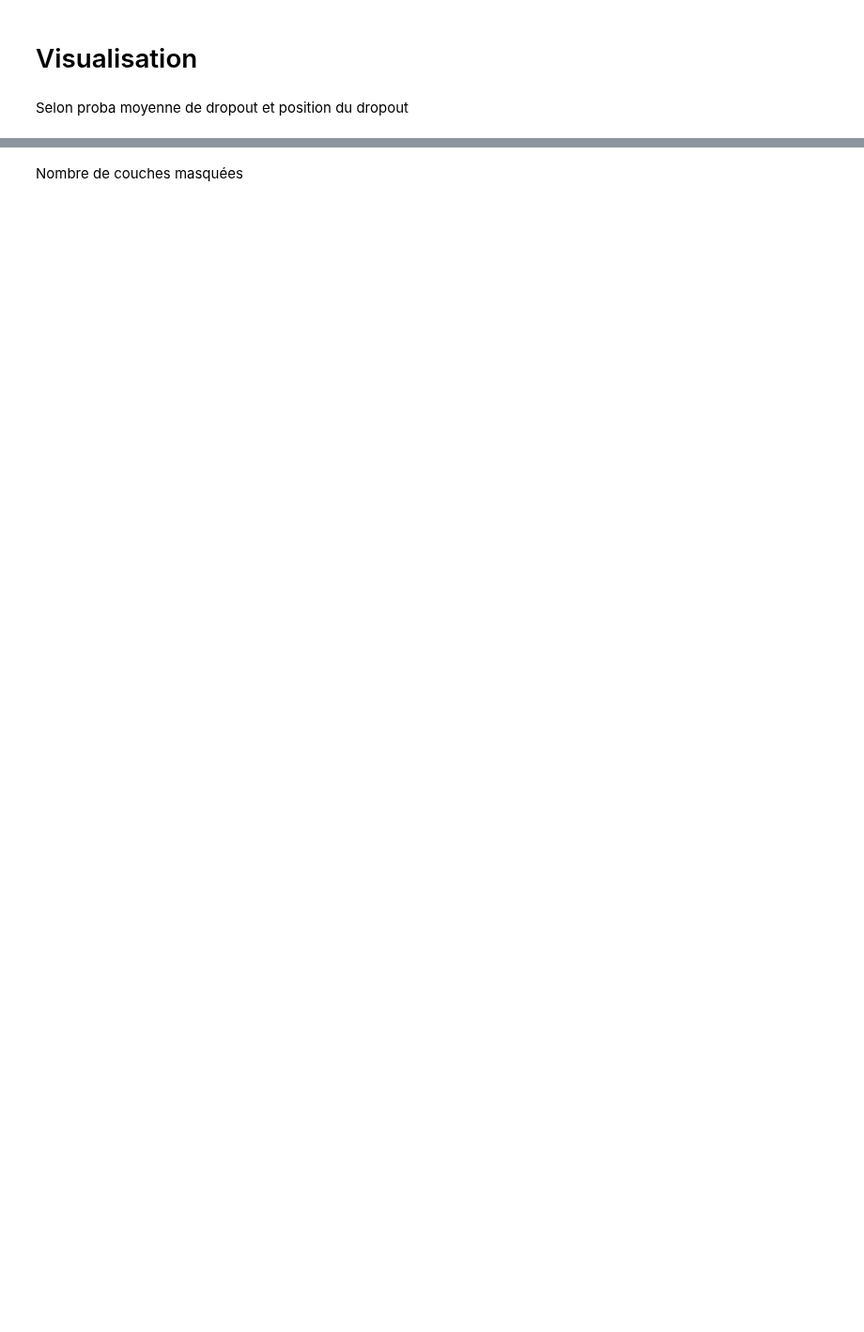
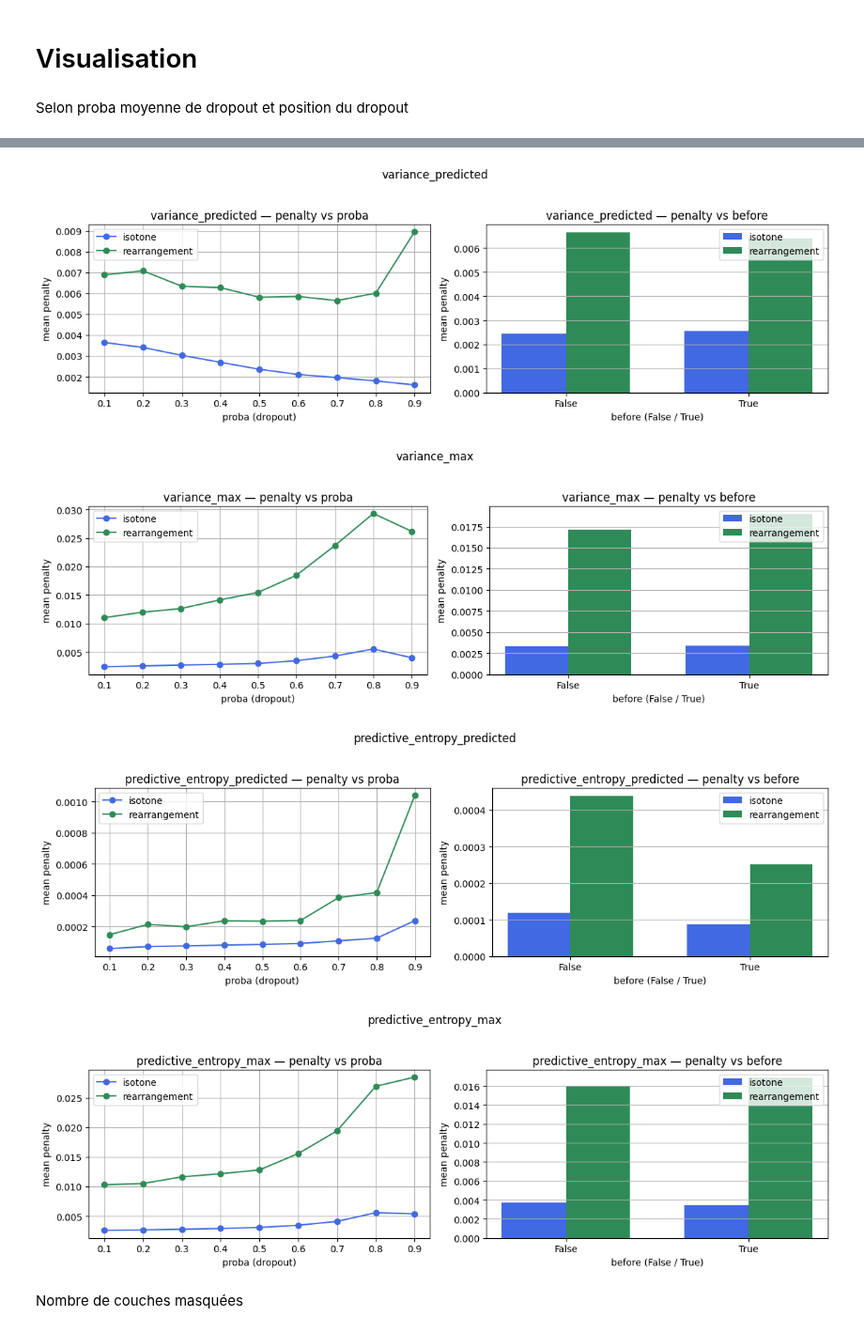
Before and after one commit to EmilienJemelen/selective-classification, a Jupyter notebook: Monte Carlo Dropout/Grid Search MC dropout.ipynb, the cells around one changed output, grey strips where cells are left out. Shown at 94% size. Saved outputs shown, nothing was run; the diff lists cells and outputs as text; code cells hidden in the pictures; blank space fills up the shorter version.

Commit message:
résultats grid search

```diff
--- a/Monte Carlo Dropout/Grid Search MC dropout.ipynb
+++ b/Monte Carlo Dropout/Grid Search MC dropout.ipynb
@@ -436,2 +502,56 @@ for m in metrics:
+# %%
+# construit un DataFrame "plat" avec colonnes pour chaque metric/penalty
+flat = df[["config_id","proba","before"]].copy()
+for m in metrics:
+    for p in penalties:
+        colname = f"{m}__{p}"
+        flat[colname] = df[colname]
+
+# supprime lignes sans proba
+flat = flat.dropna(subset=["proba"]).reset_index(drop=True)
+
+# groupby par proba (moyenne)
+group_proba = flat.groupby("proba").mean().sort_index()
+
+# groupby par before (moyenne)
+group_before = flat.groupby("before").mean()
+
+# Plot : pour chaque métrique, deux sous-graphes (gauche : penalty vs proba; droite : penalty vs before)
+for m in metrics:
+    iso_col = f"{m}__penalty_isotone"
+    rearr_col = f"{m}__penalty_rearrangement"
+
+    fig, (ax1, ax2) = plt.subplots(1, 2, figsize=(12,4))
+
+    # gauche : moyenne par proba
+    ax1.plot(group_proba.index.values, group_proba[iso_col].values, marker='o', label='isotone', color='royalblue')
+    ax1.plot(group_proba.index.values, group_proba[rearr_col].values, marker='o', label='rearrangement', color='seagreen')
+    ax1.set_xlabel("proba (dropout)")
+    ax1.set_ylabel("mean penalty")
+    ax1.set_title(f"{m} — penalty vs proba")
+    ax1.grid(True)
+    ax1.legend()
+
+    # droite : moyenne par before (barres)
+    x = np.arange(len(group_before.index))
+    width = 0.35
+    ax2.bar(x - width/2, group_before[iso_col].values, width, label='isotone', color='royalblue')
+    ax2.bar(x + width/2, group_before[rearr_col].values, width, label='rearrangement', color='seagreen')
+    ax2.set_xticks(x)
+    ax2.set_xticklabels([str(idx) for idx in group_before.index])
+    ax2.set_xlabel("before (False / True)")
+    ax2.set_ylabel("mean penalty")
+    ax2.set_title(f"{m} — penalty vs before")
+    ax2.legend()
+    ax2.grid(axis='y')
+
+    plt.suptitle(m)
+    plt.tight_layout(rect=[0, 0, 1, 0.95])
+    plt.show()
+# %% [output]
+[figure, added]
+[figure, added]
+[figure, added]
+[figure, added]
 # %% [markdown]
 Nombre de couches masquées
```
Also changed, not shown: parts of 20 cells of this notebook, 2 other files.
